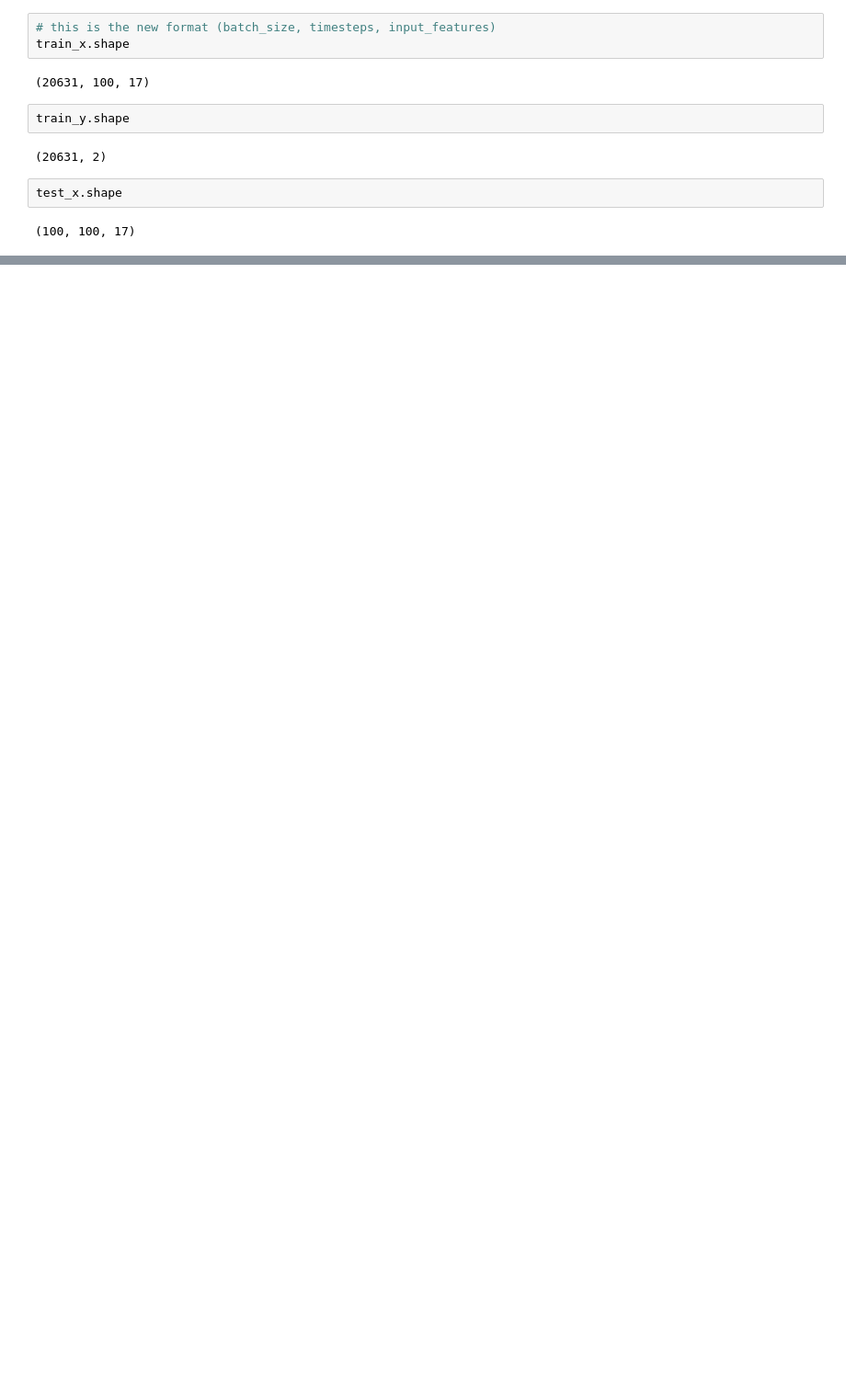
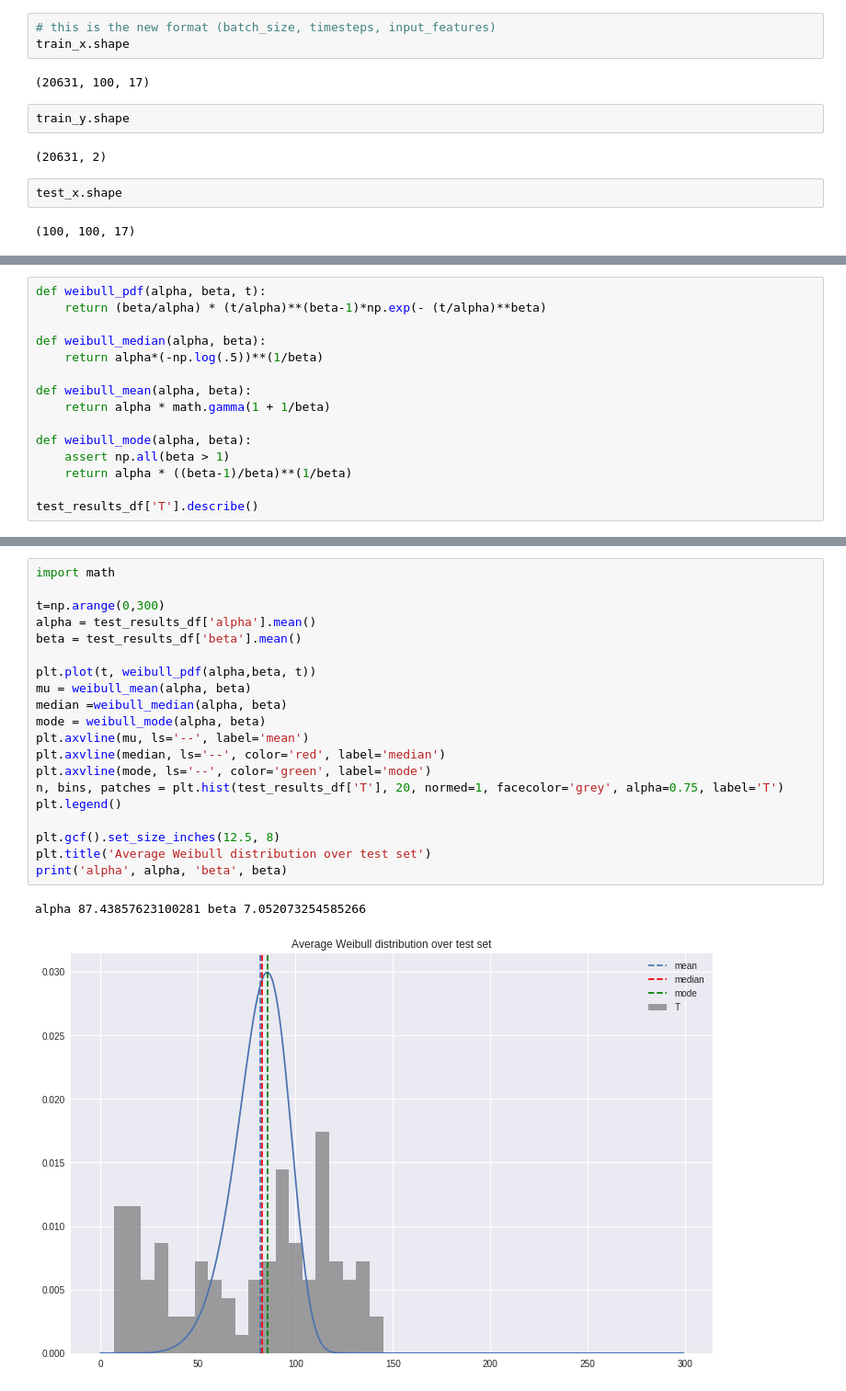
Before and after one commit to rorycawley/MSc-Dissertation, a Jupyter notebook: Rory_Final_Template.ipynb, the cells around one changed output, grey strips where cells are left out. Shown at 92% size. Saved outputs shown, nothing was run; the diff lists cells and outputs as text; blank space fills up the shorter version.

```diff
--- a/Rory_Final_Template.ipynb
+++ b/Rory_Final_Template.ipynb
@@ -277,0 +494,15 @@ test_x.shape
+# %%
+def weibull_pdf(alpha, beta, t):
+    return (beta/alpha) * (t/alpha)**(beta-1)*np.exp(- (t/alpha)**beta)
+
+def weibull_median(alpha, beta):
+    return alpha*(-np.log(.5))**(1/beta)
+
+def weibull_mean(alpha, beta):
+    return alpha * math.gamma(1 + 1/beta)
+
+def weibull_mode(alpha, beta):
+    assert np.all(beta > 1)
+    return alpha * ((beta-1)/beta)**(1/beta)
+
+test_results_df['T'].describe()
@@ -277,0 +519,23 @@ test_x.shape
+# %%
+import math
+
+t=np.arange(0,300)
+alpha = test_results_df['alpha'].mean()
+beta = test_results_df['beta'].mean()
+
+plt.plot(t, weibull_pdf(alpha,beta, t))
+mu = weibull_mean(alpha, beta)
+median =weibull_median(alpha, beta)
+mode = weibull_mode(alpha, beta)
+plt.axvline(mu, ls='--', label='mean')
+plt.axvline(median, ls='--', color='red', label='median')
+plt.axvline(mode, ls='--', color='green', label='mode')
+n, bins, patches = plt.hist(test_results_df['T'], 20, normed=1, facecolor='grey', alpha=0.75, label='T')
+plt.legend()
+
+plt.gcf().set_size_inches(12.5, 8)
+plt.title('Average Weibull distribution over test set')
+print('alpha', alpha, 'beta', beta)
+# %% [output]
+alpha 87.43857623100281 beta 7.052073254585266
+[figure, added]
```
Also changed, not shown: parts of 46 cells of this notebook.
